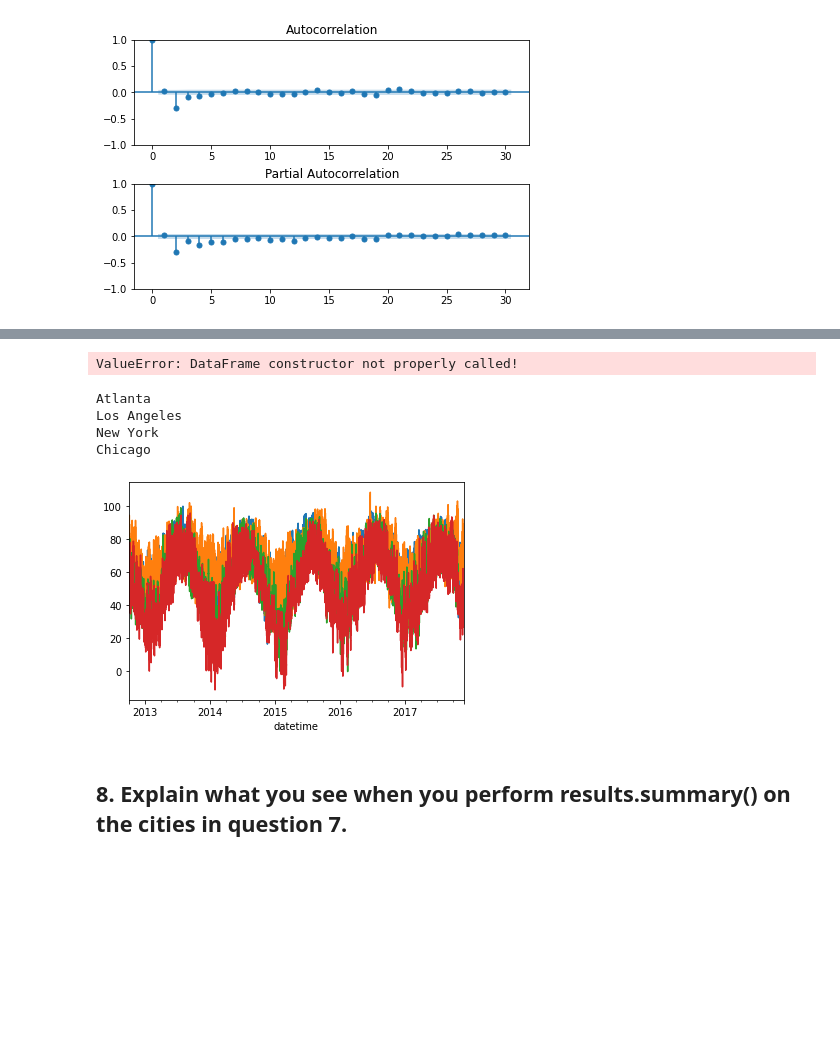
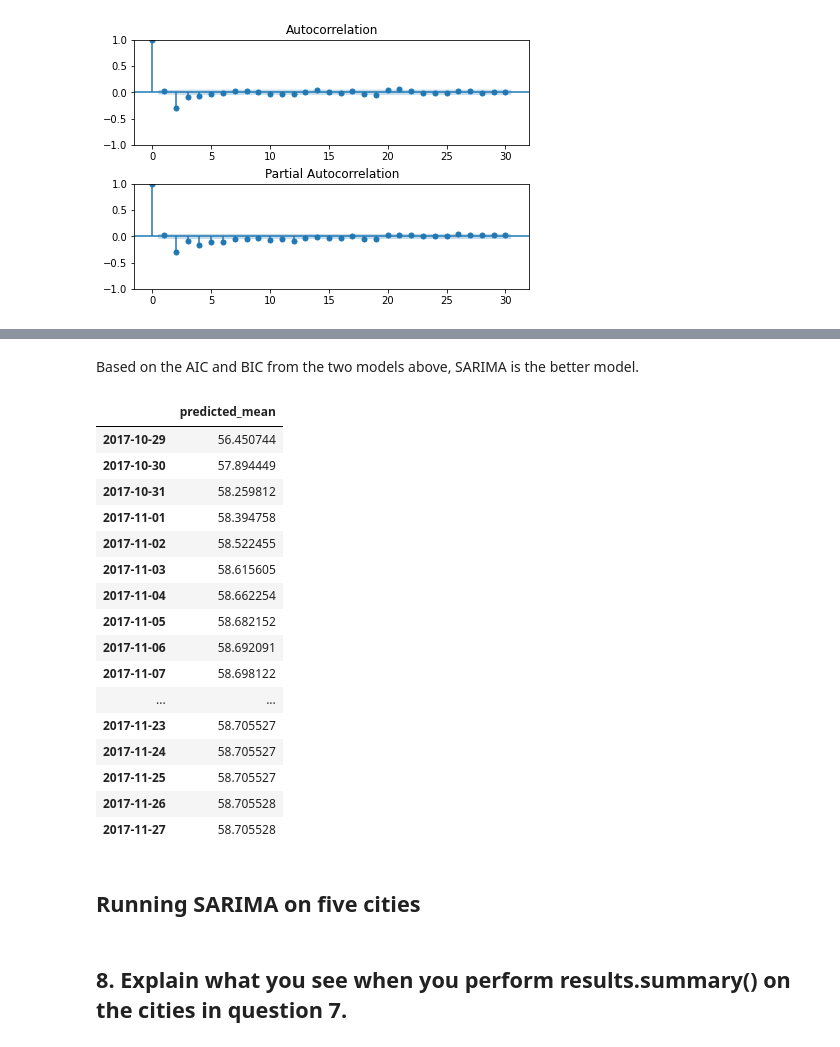
Before and after one commit to CEsperance/Week_Eleven, a Jupyter notebook: Timeseries_Week11HW.ipynb, the cells around one changed output, grey strips where cells are left out. Saved outputs shown, nothing was run; the diff lists cells and outputs as text; code cells hidden in the pictures; blank space fills up the shorter version.

```diff
--- a/Timeseries_Week11HW.ipynb
+++ b/Timeseries_Week11HW.ipynb
@@ -436,9 +456,27 @@ SARIMAX Results
 | Prob(H) (two-sided): | 0.11 | Kurtosis: | 4.31 |
 Warnings:
 [1] Covariance matrix calculated using the outer product of gradients (complex-step).
+# %% [markdown]
+Based on the AIC and BIC from the two models above, SARIMA is the better model.
 # %%
 #plot the forecasted return for the next 30 days
-results_df = pd.DataFrame(results.forecast(steps=30)[0])
-results_df.head()
+results_df = pd.DataFrame(results.forecast(steps=30))
+results_df
 # %% [output]
-ValueError: DataFrame constructor not properly called!
+|  | predicted_mean |
+| 2017-10-29 | 56.450744 |
+| 2017-10-30 | 57.894449 |
+| 2017-10-31 | 58.259812 |
+| 2017-11-01 | 58.394758 |
+| 2017-11-02 | 58.522455 |
+| 2017-11-03 | 58.615605 |
+| 2017-11-04 | 58.662254 |
+| 2017-11-05 | 58.682152 |
+| 2017-11-06 | 58.692091 |
+| 2017-11-07 | 58.698122 |
+| ... | ... |
+| 2017-11-23 | 58.705527 |
+| 2017-11-24 | 58.705527 |
+| 2017-11-25 | 58.705527 |
+| 2017-11-26 | 58.705528 |
+| 2017-11-27 | 58.705528 |
@@ -450,13 +483,2 @@ for city in cities_list:
-# %%
-five_cities = new_temps.filter(["Atlanta", "Los Angeles", "New York", "St. Louis", "Chicago"], axis=1)
-five_cities
-
-for c in five_cities:
-    print(c)
-    five_cities[c].plot()
-# %% [output]
-Atlanta
-Los Angeles
-New York
-Chicago
-[figure, removed]
+# %% [markdown]
+## Running SARIMA on five cities
```
Also changed, not shown: parts of 12 cells of this notebook.
